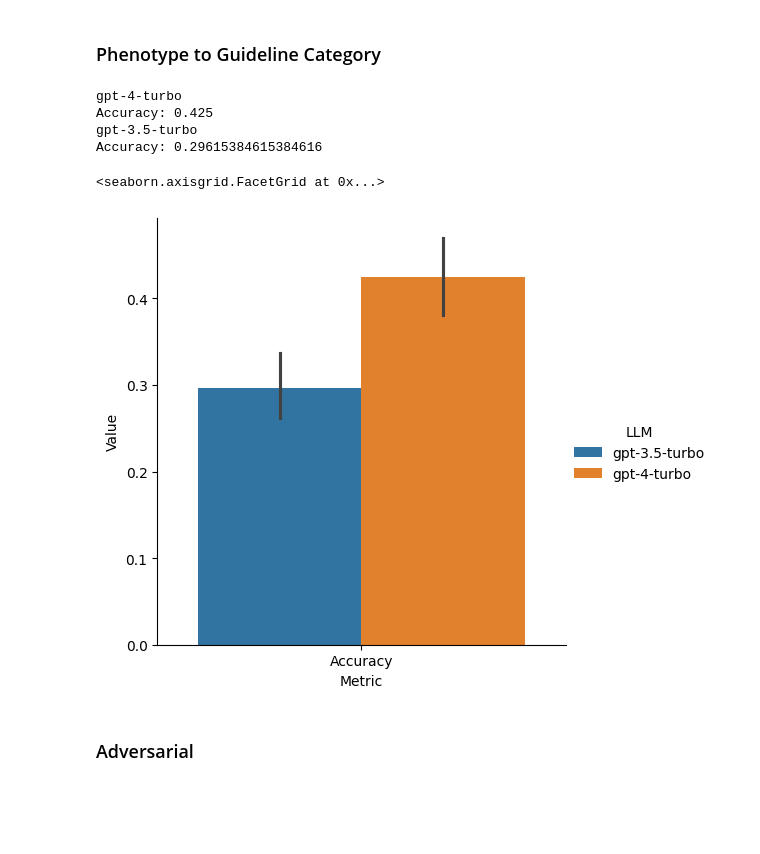
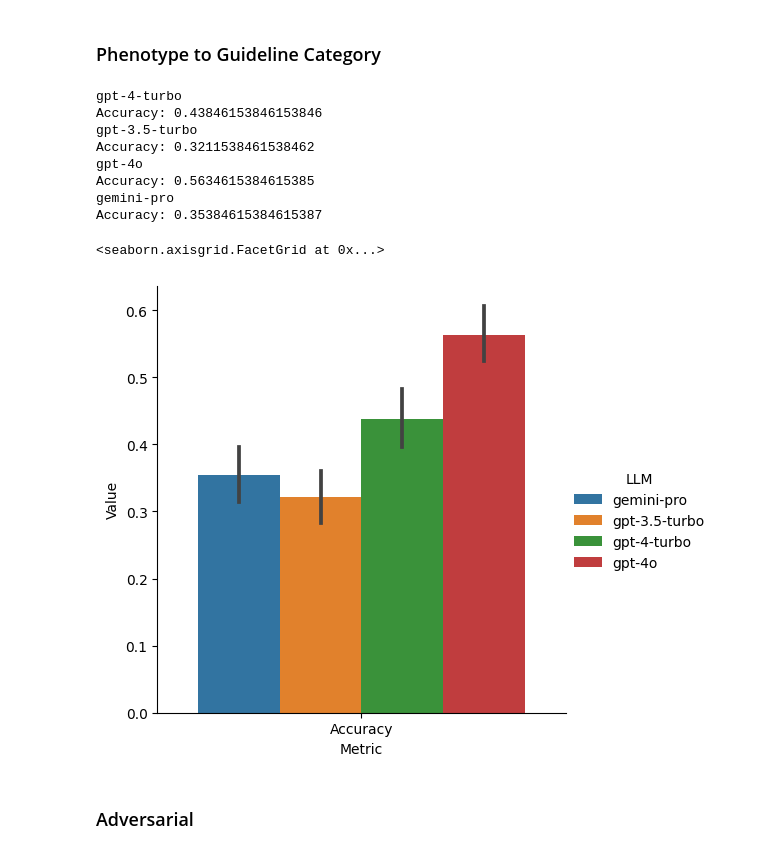
Before and after one commit to KarlKeat/PGx-LLM-Eval, a Jupyter notebook: scripts/answer_evaluation/DataVisualization.ipynb, the cells around one changed output. Drawn from its saved outputs; the diff is of its cells as text; code cells hidden in the pictures; blank space fills up the shorter version.

Commit message:
Visualize embedding scoring

```diff
--- a/scripts/answer_evaluation/DataVisualization.ipynb
+++ b/scripts/answer_evaluation/DataVisualization.ipynb
@@ -264,28 +343,43 @@ barplot_metrics(
 # %% [markdown]
 ### Phenotype to Guideline Category
 # %%
-pheno2cat_gpt4 = pd.read_csv("../../results/RecToCategory_gpt-4-turbo_results.txt", sep="\t", header=0)
-pheno2cat_gpt3_5 = pd.read_csv("../../results/RecToCategory_gpt-3.5-turbo_results.txt", sep="\t", header=0)
+pheno2cat_gpt4 = pd.read_csv("../../results/PhenoToCategory_gpt-4-turbo_results.txt", sep="\t", header=0)
+pheno2cat_gpt3_5 = pd.read_csv("../../results/PhenoToCategory_gpt-3.5-turbo_results.txt", sep="\t", header=0)
+pheno2cat_gpt4o = pd.read_csv("../../results/PhenoToCategory_gpt-4o_results.txt", sep="\t", header=0)
+pheno2cat_gemini_pro = pd.read_csv("../../results/PhenoToCategory_gemini-pro_results.txt", sep="\t", header=0)
+
 print("gpt-4-turbo")
 print(f"Accuracy: {pheno2cat_gpt4['score'].mean()}")
 
 print("gpt-3.5-turbo")
 print(f"Accuracy: {pheno2cat_gpt3_5['score'].mean()}")
 
+print("gpt-4o")
+print(f"Accuracy: {pheno2cat_gpt4o['score'].mean()}")
+
+print("gemini-pro")
+print(f"Accuracy: {pheno2cat_gemini_pro['score'].mean()}")
+
 barplot_metrics(
     dfs={
         "gpt-4-turbo": pheno2cat_gpt4,
-        "gpt-3.5-turbo": pheno2cat_gpt3_5
+        "gpt-3.5-turbo": pheno2cat_gpt3_5,
+        "gpt-4o": pheno2cat_gpt4o,
+        "gemini-pro": pheno2cat_gemini_pro
     },
     metric_names=["score"]
 ).set_xticklabels(["Accuracy"])
 # %% [output]
 gpt-4-turbo
-Accuracy: 0.425
+Accuracy: 0.43846153846153846
 gpt-3.5-turbo
-Accuracy: 0.29615384615384616
+Accuracy: 0.3211538461538462
+gpt-4o
+Accuracy: 0.5634615384615385
+gemini-pro
+Accuracy: 0.35384615384615387
 <seaborn.axisgrid.FacetGrid at 0x...>
-[figure, old version]
+[figure, new version]
 # %% [markdown]
 ### Adversarial
 # %% [markdown]
```
Also changed, not shown: parts of 9 cells of this notebook.
